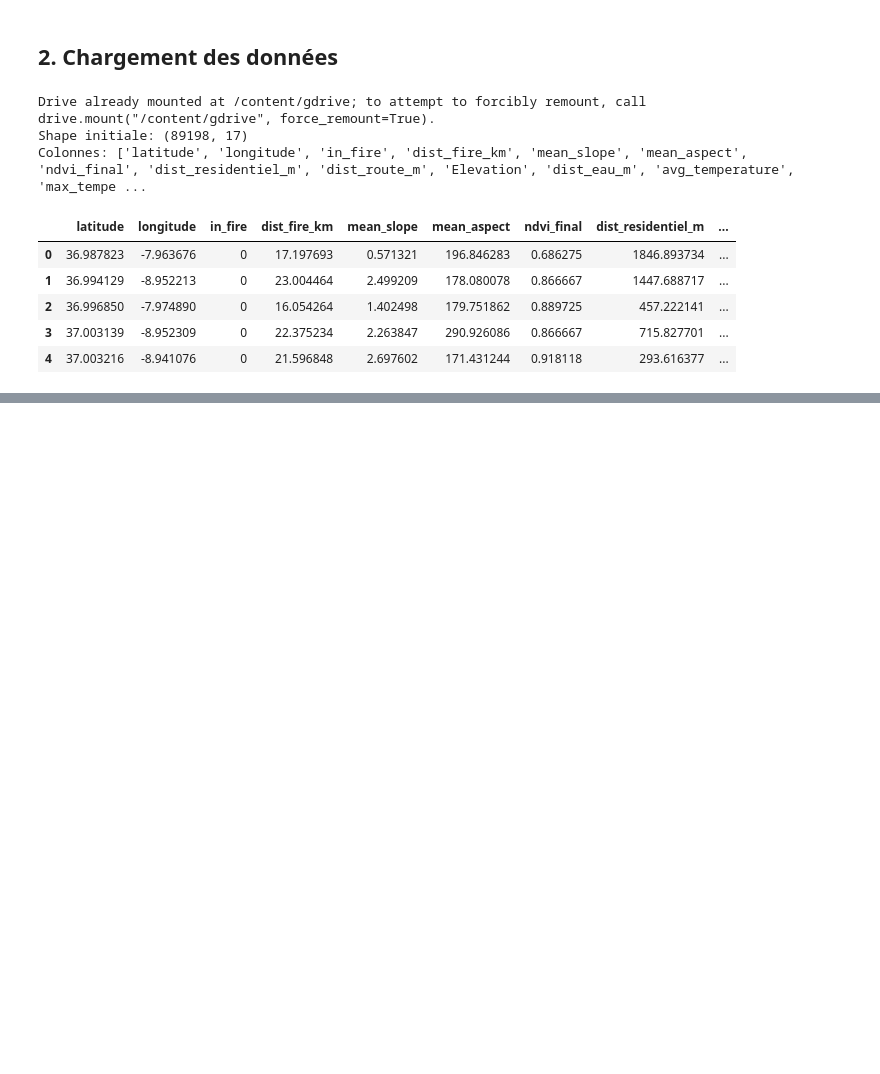
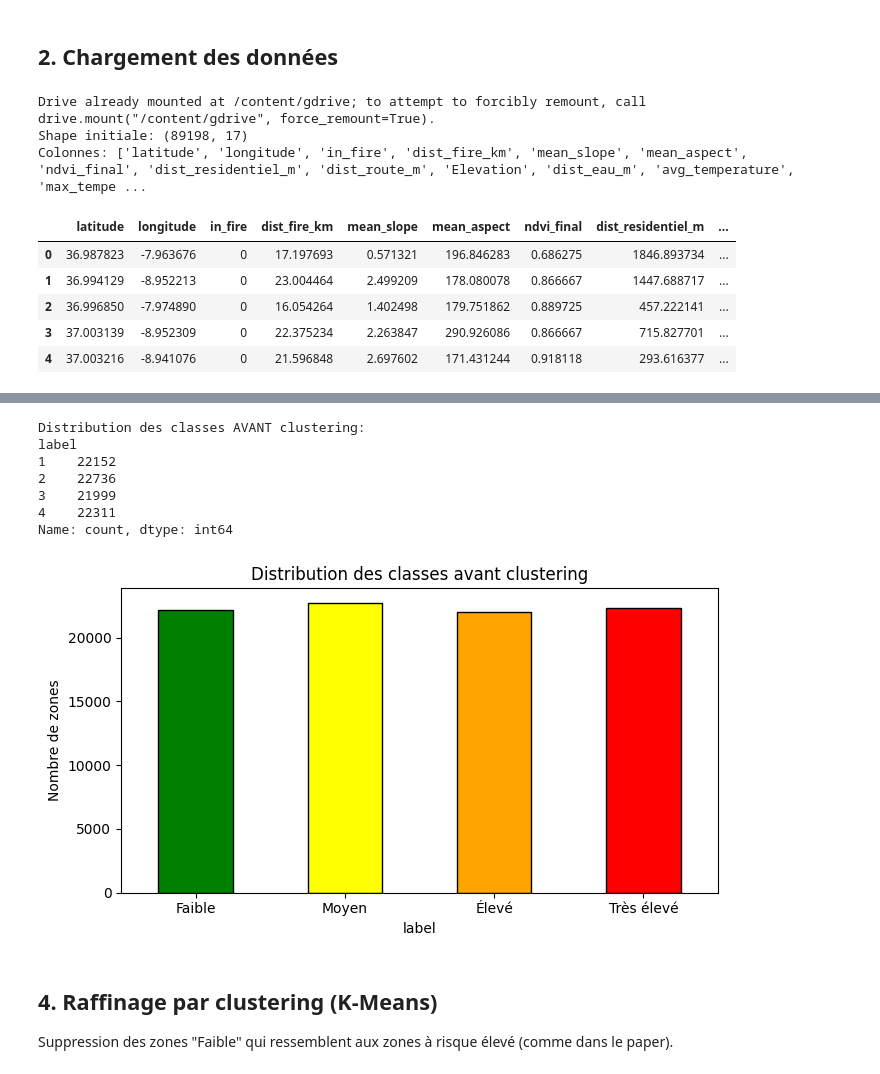
Before and after one commit to AbdelkarimElm/data-driven-wildfire-prediction-portugal, a Jupyter notebook: Reimplementation_Methods_Papers/CodeBouzeraa/wildfire_susceptibility_Alg_fixed.ipynb, the cells around one changed output, grey strips where cells are left out. Cells and saved outputs as stored; diff of their text form; code cells hidden in the pictures; blank space fills up the shorter version.

```diff
--- a/Reimplementation_Methods_Papers/CodeBouzeraa/wildfire_susceptibility_Alg_fixed.ipynb
+++ b/Reimplementation_Methods_Papers/CodeBouzeraa/wildfire_susceptibility_Alg_fixed.ipynb
@@ -54,0 +62,46 @@ Colonnes: ['latitude', 'longitude', 'in_fire', 'dist_fire_km', 'mean_slope', 'me
+# %%
+def create_labels(df):
+    labels = []
+    for _, row in df.iterrows():
+        dist = row['dist_fire_km']
+        in_f = row['in_fire']
+        if in_f == 1:
+            labels.append(4)
+        elif dist <= 3.8:    # 25% le plus proche → Très élevé
+            labels.append(4)
+        elif dist <= 7.1:    # 25-50% → Élevé
+            labels.append(3)
+        elif dist <= 11.8:   # 50-75% → Moyen
+            labels.append(2)
+        else:                # 75-100% → Faible
+            labels.append(1)
+    return labels
+
+dataSetAlg['label'] = create_labels(dataSetAlg)
+
+print('Distribution des classes AVANT clustering:')
+print(dataSetAlg['label'].value_counts().sort_index())
+
+plt.figure(figsize=(7, 4))
+dataSetAlg['label'].value_counts().sort_index().plot(
+    kind='bar',
+    color=['green', 'yellow', 'orange', 'red'],
+    edgecolor='black'
+)
+plt.xticks([0,1,2,3], ['Faible','Moyen','Élevé','Très élevé'], rotation=0)
+plt.title('Distribution des classes avant clustering')
+plt.ylabel('Nombre de zones')
+plt.tight_layout()
+plt.show()
+# %% [output]
+Distribution des classes AVANT clustering:
+label
+1    22152
+2    22736
+3    21999
+4    22311
+Name: count, dtype: int64
+[figure, added]
+# %% [markdown]
+## 4. Raffinage par clustering (K-Means)
+Suppression des zones "Faible" qui ressemblent aux zones à risque élevé (comme dans le paper).
```
Also changed, not shown: parts of 3 cells of this notebook.
